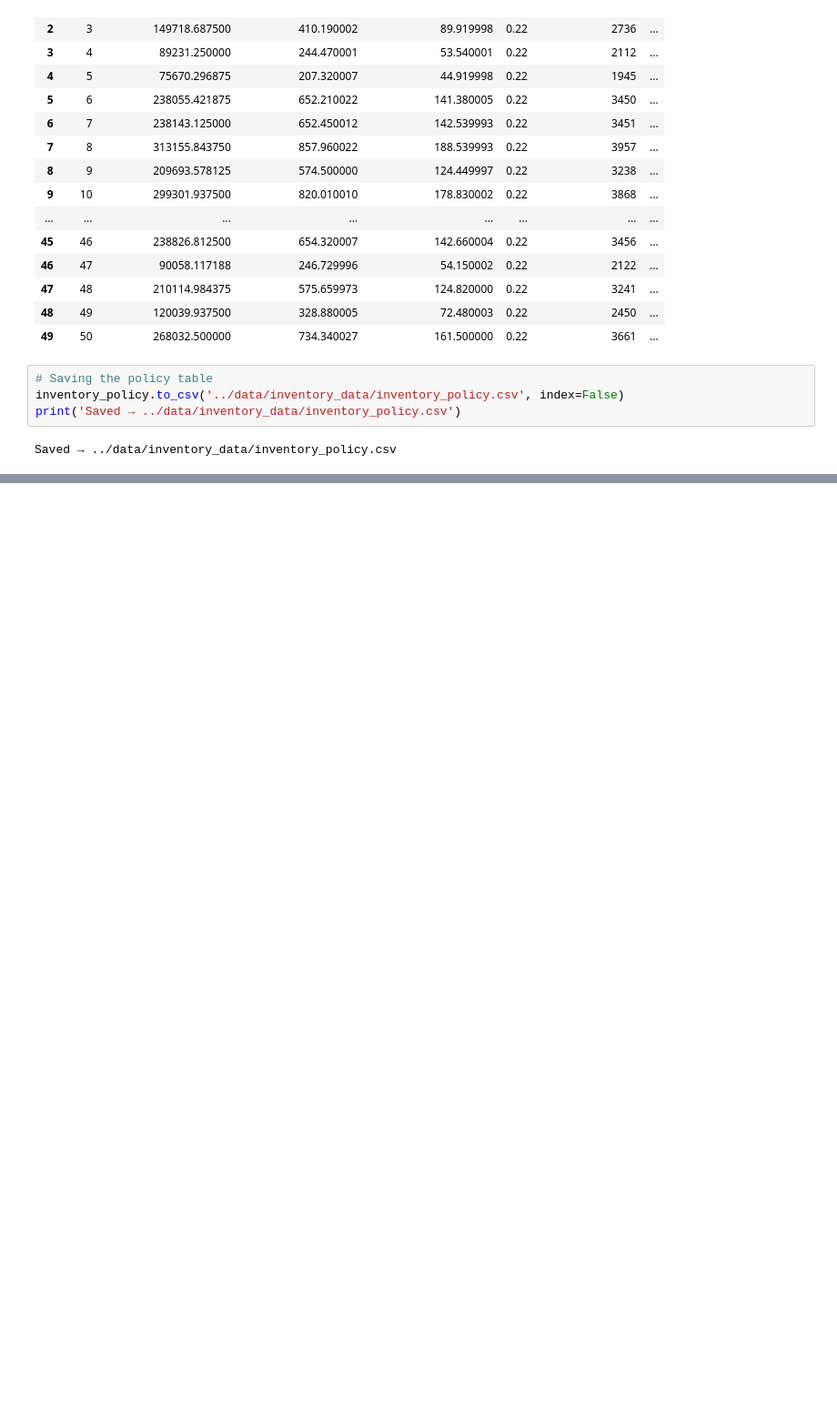
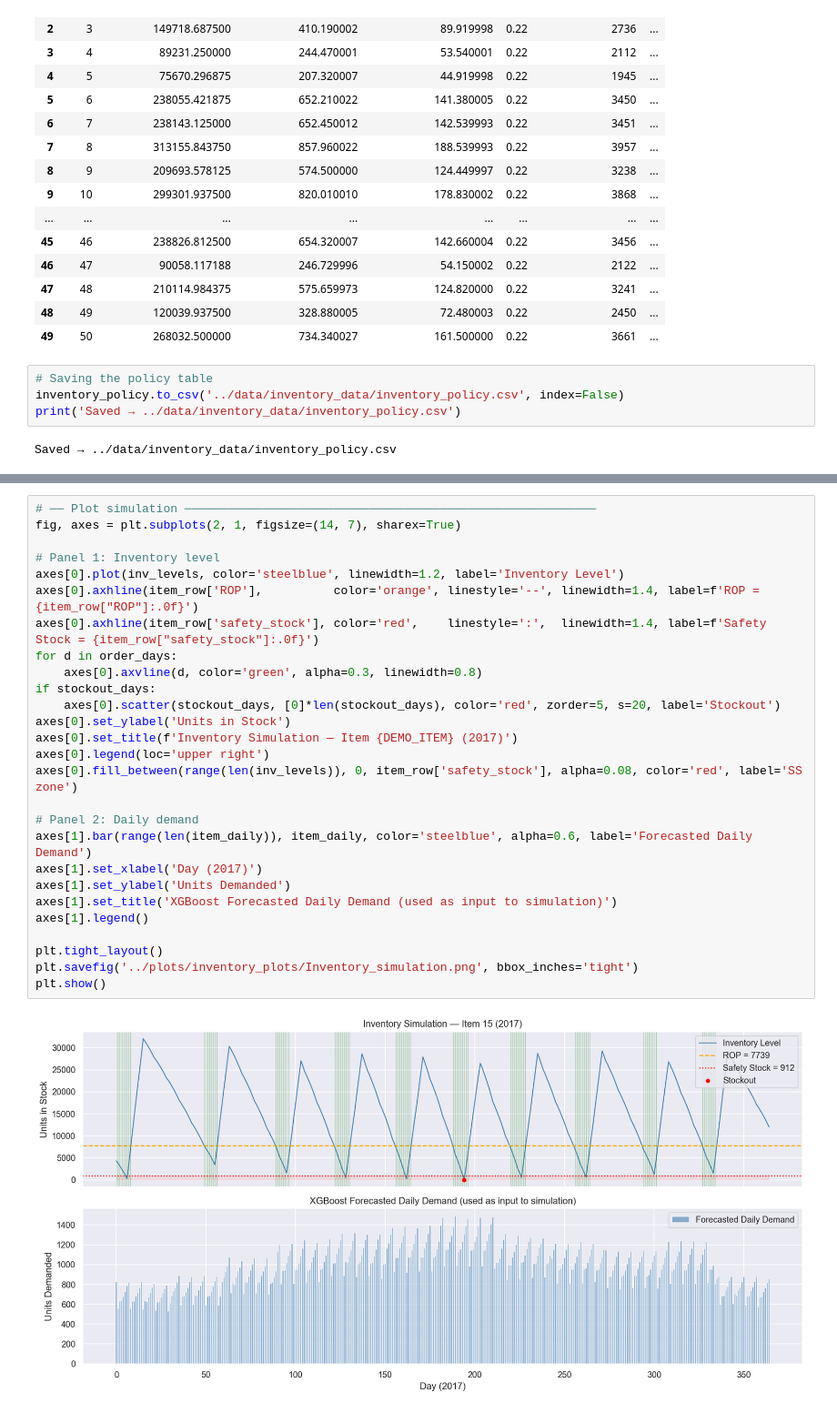
Before and after one commit to Devashish-Rawat1/StockSense, a Jupyter notebook: notebooks/05_inventory_management.ipynb, the cells around one changed output, grey strips where cells are left out. Shown at 91% size. Drawn from its saved outputs; the diff is of its cells as text; blank space fills up the shorter version.

```diff
--- a/notebooks/05_inventory_management.ipynb
+++ b/notebooks/05_inventory_management.ipynb
@@ -404,0 +474,29 @@ Saved → ../data/inventory_data/inventory_policy.csv
+# %%
+# ── Plot simulation ──────────────────────────────────────────────────────────
+fig, axes = plt.subplots(2, 1, figsize=(14, 7), sharex=True)
+
+# Panel 1: Inventory level
+axes[0].plot(inv_levels, color='steelblue', linewidth=1.2, label='Inventory Level')
+axes[0].axhline(item_row['ROP'],          color='orange', linestyle='--', linewidth=1.4, label=f'ROP = {item_row["ROP"]:.0f}')
+axes[0].axhline(item_row['safety_stock'], color='red',    linestyle=':',  linewidth=1.4, label=f'Safety Stock = {item_row["safety_stock"]:.0f}')
+for d in order_days:
+    axes[0].axvline(d, color='green', alpha=0.3, linewidth=0.8)
+if stockout_days:
+    axes[0].scatter(stockout_days, [0]*len(stockout_days), color='red', zorder=5, s=20, label='Stockout')
+axes[0].set_ylabel('Units in Stock')
+axes[0].set_title(f'Inventory Simulation — Item {DEMO_ITEM} (2017)')
+axes[0].legend(loc='upper right')
+axes[0].fill_between(range(len(inv_levels)), 0, item_row['safety_stock'], alpha=0.08, color='red', label='SS zone')
+
+# Panel 2: Daily demand
+axes[1].bar(range(len(item_daily)), item_daily, color='steelblue', alpha=0.6, label='Forecasted Daily Demand')
+axes[1].set_xlabel('Day (2017)')
+axes[1].set_ylabel('Units Demanded')
+axes[1].set_title('XGBoost Forecasted Daily Demand (used as input to simulation)')
+axes[1].legend()
+
+plt.tight_layout()
+plt.savefig('../plots/inventory_plots/Inventory_simulation.png', bbox_inches='tight')
+plt.show()
+# %% [output]
+[figure, added]
```
Also changed, not shown: parts of 9 cells of this notebook, 16 other files.
